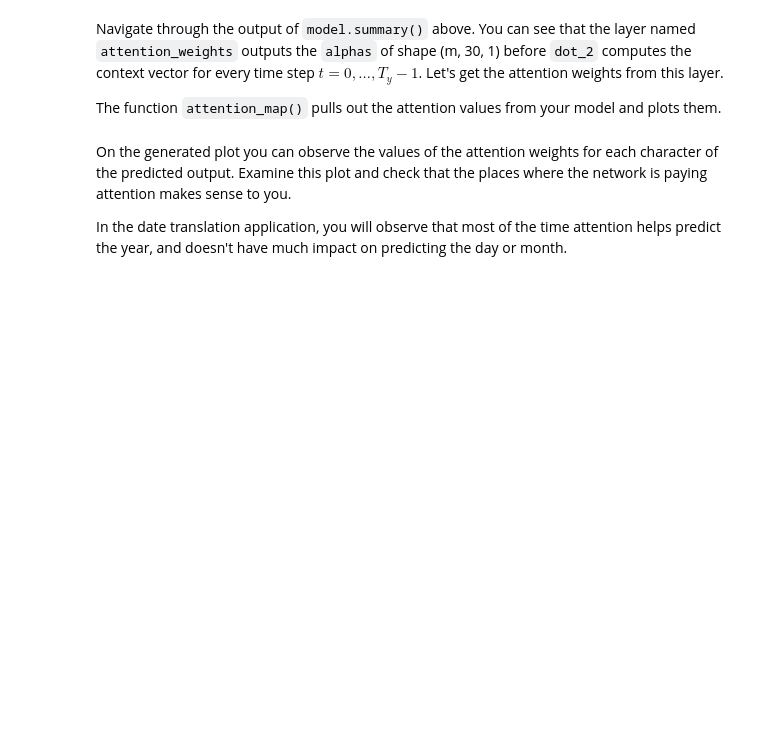
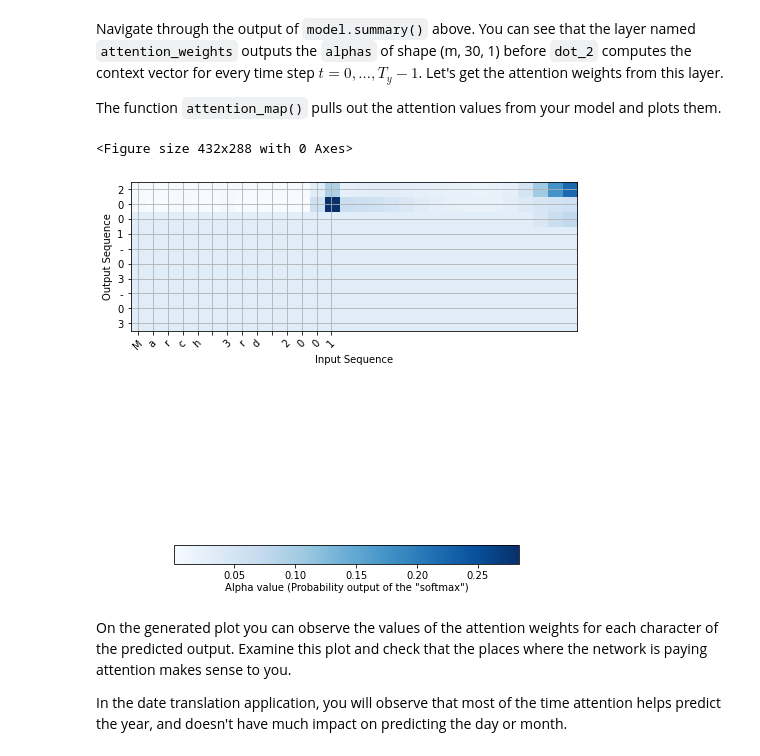
Before and after one commit to mohdtanweer/Neural_Machine_Transalation, a Jupyter notebook: neural_machine_translation_with_attention.ipynb, the cells around one changed output. Drawn from its saved outputs; the diff is of its cells as text; code cells hidden in the pictures; blank space fills up the shorter version.

```diff
--- a/neural_machine_translation_with_attention.ipynb
+++ b/neural_machine_translation_with_attention.ipynb
@@ -581,5 +581,5 @@ Xoh.shape
 # %% [markdown]
 Let's now fit the model and run it for one epoch.
 # %%
-model.fit([Xoh, s0, c0], outputs, epochs=5, batch_size=100)
+model.fit([Xoh, s0, c0], outputs, epochs=50, batch_size=100)
 # %% [output]
@@ -689,7 +702,10 @@ Navigate through the output of `model.summary()` above. You can see that the lay
 
 The function `attention_map()` pulls out the attention values from your model and plots them.
 # %%
-attention_map = plot_attention_map(model, human_vocab, inv_machine_vocab, "Tuesday 09 Oct 1993", num = 7, n_s = 64);
+attention_map = plot_attention_map(model, human_vocab, inv_machine_vocab, "March 3rd 2001", num = 7, n_s = 64);
+# %% [output]
+<Figure size 432x288 with 0 Axes>
+[figure, added]
 # %% [markdown]
 On the generated plot you can observe the values of the attention weights for each character of the predicted output. Examine this plot and check that the places where the network is paying attention makes sense to you.
 
```
Also changed, not shown: parts of 20 cells of this notebook.
